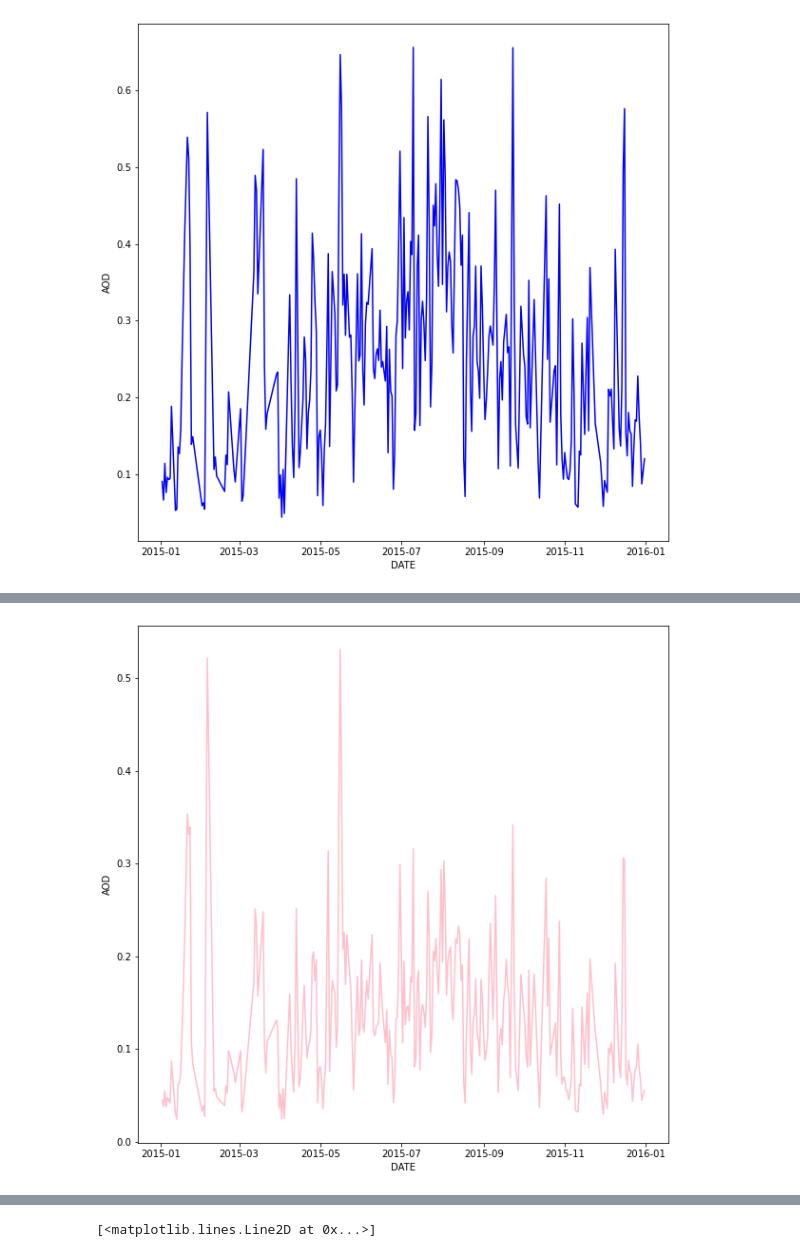
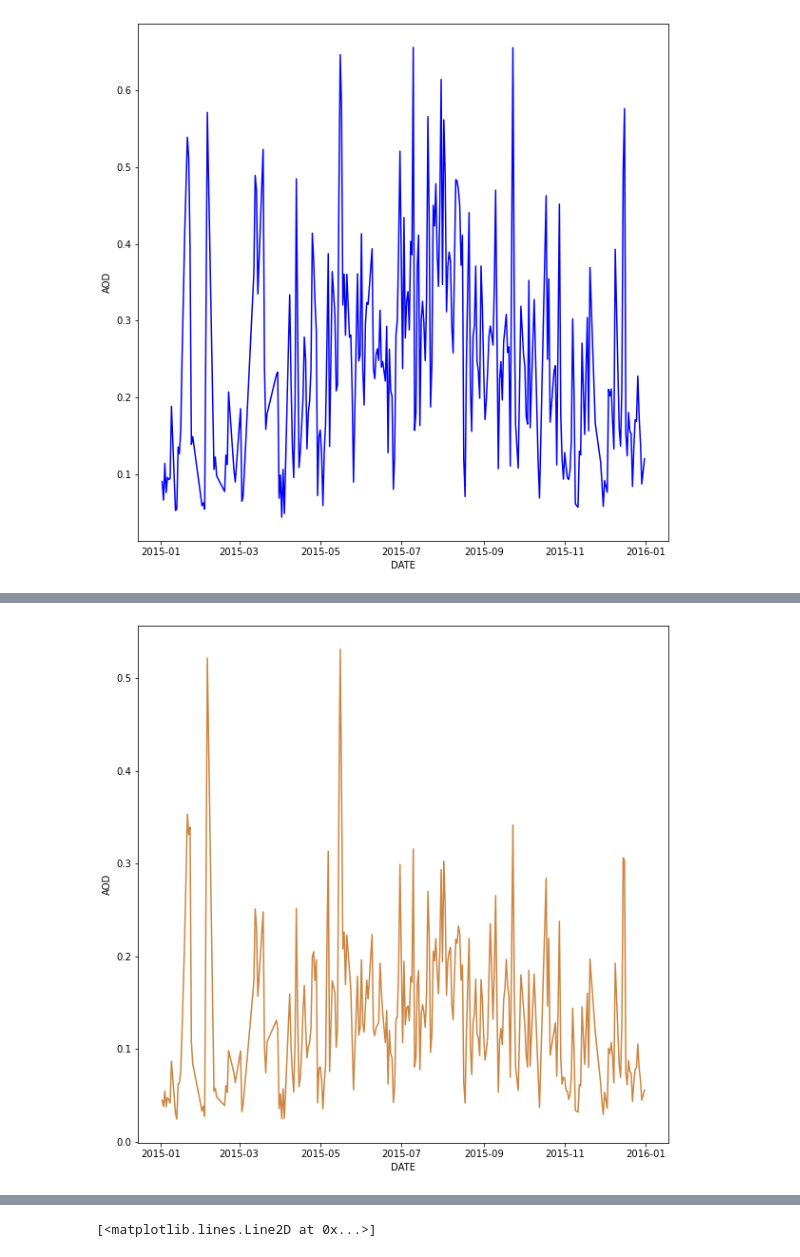
Before and after one commit to nadezsha/atmospheric-physics, a Jupyter notebook: AOD.ipynb, the cells around one changed output, grey strips where cells are left out. Saved outputs shown, nothing was run; the diff lists cells and outputs as text; code cells hidden in the pictures.

```diff
--- a/AOD.ipynb
+++ b/AOD.ipynb
@@ -45,4 +55,4 @@ aod(data["datetime"], data["AOD_500nm"],"orchid")
 # %%
-aod(data["datetime"], data["AOD_675nm"],"pink")
+aod(data["datetime"], data["AOD_675nm"],"peru")
 # %% [output]
-[figure, old version]
+[figure, new version]
```
Also changed, not shown: parts of 13 cells of this notebook.
